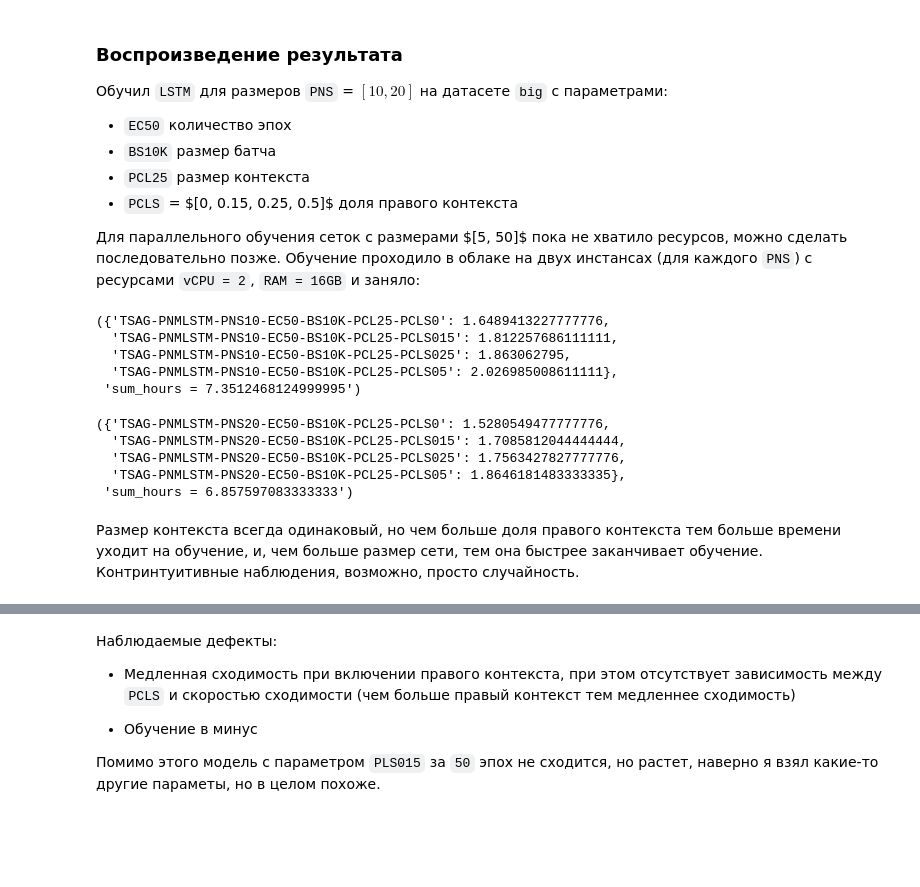
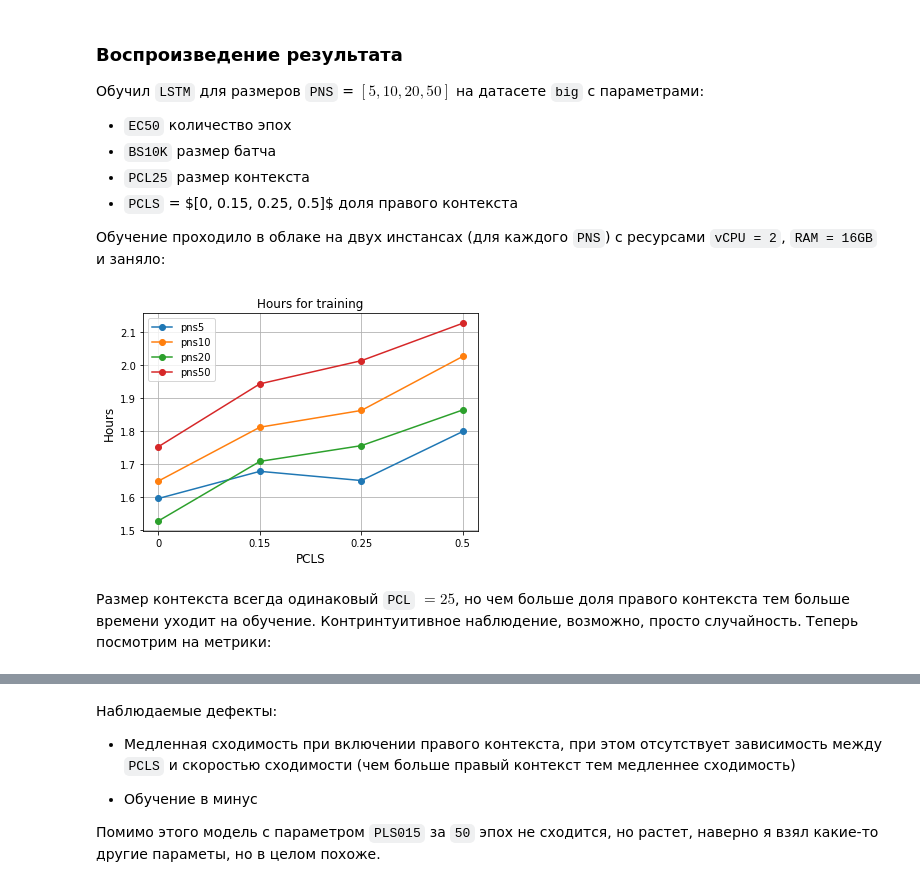
Before and after one commit to okulovsky/grammar_ru, a Jupyter notebook: notebooks/2022 Autumn/AttentionAffect.ipynb, the cells around one changed output, grey strips where cells are left out. Drawn from its saved outputs; the diff is of its cells as text; code cells hidden in the pictures; blank space fills up the shorter version.

````diff
--- a/notebooks/2022 Autumn/AttentionAffect.ipynb
+++ b/notebooks/2022 Autumn/AttentionAffect.ipynb
@@ -20,41 +41,50 @@ with open("pns20_res.json", "r") as f:
 # %% [markdown]
 ### Воспроизведение результата
 
-Обучил ```LSTM``` для размеров ```PNS``` = $[10, 20]$ на датасете ```big``` с параметрами:
+Обучил ```LSTM``` для размеров ```PNS``` = $[5, 10, 20, 50]$ на датасете ```big``` с параметрами:
 * ```EC50``` количество эпох
 * ```BS10K``` размер батча
 * ```PCL25``` размер контекста
 * ```PCLS``` = $[0, 0.15, 0.25, 0.5]$ доля правого контекста
 
-Для параллельного обучения сеток с размерами $[5, 50]$ пока не хватило ресурсов, можно сделать последовательно позже. Обучение проходило в облаке на двух инстансах (для каждого ```PNS```) с ресурсами ```vCPU = 2```, ```RAM = 16GB``` и заняло:
+Обучение проходило в облаке на двух инстансах (для каждого ```PNS```) с ресурсами ```vCPU = 2```, ```RAM = 16GB``` и заняло:
 # %%
-mask = '%Y-%m-%d %H:%M:%S.%f'
+def hours_for_training(pns, mask = '%Y-%m-%d %H:%M:%S.%f'):
+    job_ids = list(pns.keys())
 
-def hours_for_training(pns):
-    job_ids = list(pns.keys())
+    cvt_to_time = lambda x: dt.strptime(x, mask)
 
     return {
         job_id: (
-            dt.strptime(pns[job_id][-1]['timestamp'], mask) - \
-            dt.strptime(pns[job_id][0]['timestamp'], mask)
-        ).total_seconds() / 3600
+            cvt_to_time(pns[job_id][-1]['timestamp']) - \
+            cvt_to_time(pns[job_id][0]['timestamp'])
+        ).
+        total_seconds() / 3600
         for job_id in job_ids
     }
-# %%
-hours_for_training(pns10), f"sum_hours = {sum(hours_for_training(pns10).values())}"
-# %% [output]
-({'TSAG-PNMLSTM-PNS10-EC50-BS10K-PCL25-PCLS0': 1.6489413227777776,
-  'TSAG-PNMLSTM-PNS10-EC50-BS10K-PCL25-PCLS015': 1.812257686111111,
-  'TSAG-PNMLSTM-PNS10-EC50-BS10K-PCL25-PCLS025': 1.863062795,
-  'TSAG-PNMLSTM-PNS10-EC50-BS10K-PCL25-PCLS05': 2.026985008611111},
- 'sum_hours = 7.3512468124999995')
-# %%
-hours_for_training(pns20), f"sum_hours = {sum(hours_for_training(pns20).values())}"
-# %% [output]
-({'TSAG-PNMLSTM-PNS20-EC50-BS10K-PCL25-PCLS0': 1.5280549477777776,
-  'TSAG-PNMLSTM-PNS20-EC50-BS10K-PCL25-PCLS015': 1.7085812044444444,
-  'TSAG-PNMLSTM-PNS20-EC50-BS10K-PCL25-PCLS025': 1.7563427827777776,
-  'TSAG-PNMLSTM-PNS20-EC50-BS10K-PCL25-PCLS05': 1.8646181483333335},
- 'sum_hours = 6.857597083333333')
+# %%
+def plot_hours_for_training(pns_list, pns_labels):
+    fig, ax = plt.subplots(figsize=(6, 4))
+
+    pcls = ['0', '0.15', '0.25', '0.5']
+    ax.set_xticks(range(len(pcls)))
+    ax.set_xticklabels(pcls)
+    ax.set_xlabel('PCLS', fontsize=12)
+
+    ax.set_ylabel('Hours', fontsize=12)
+    ax.set_title('Hours for training', fontsize=12)
+
+    for i in range(len(pns_list)):
+        pns_hours = hours_for_training(pns_list[i])
+        ax.plot(
+            pcls, list(pns_hours.values()),
+            marker='o', label=pns_labels[i]
+        )
+
+    ax.grid(); ax.legend(); plt.show()
+# %%
+plot_hours_for_training([pns5, pns10, pns20, pns50], ['pns5', 'pns10', 'pns20', 'pns50'])
+# %% [output]
+[figure, added]
 # %% [markdown]
-Размер контекста всегда одинаковый, но чем больше доля правого контекста тем больше времени уходит на обучение, и, чем больше размер сети, тем она быстрее заканчивает обучение. Контринтуитивные наблюдения, возможно, просто случайность.
+Размер контекста всегда одинаковый ```PCL``` $ = 25 $, но чем больше доля правого контекста тем больше времени уходит на обучение. Контринтуитивное наблюдение, возможно, просто случайность. Теперь посмотрим на метрики:
````
Also changed, not shown: parts of 16 cells of this notebook, 11 other files.
